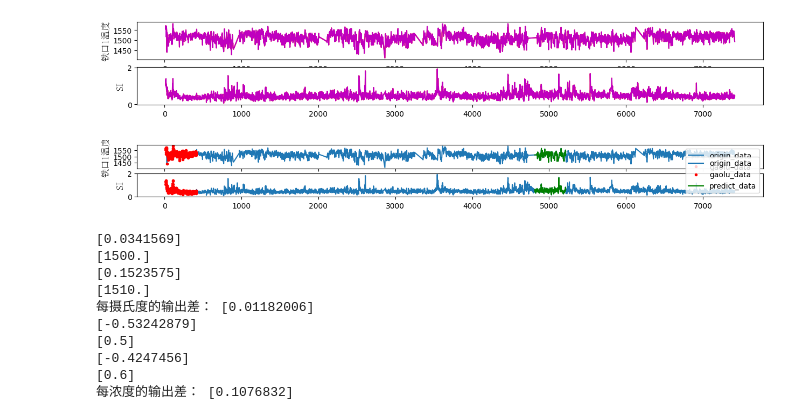
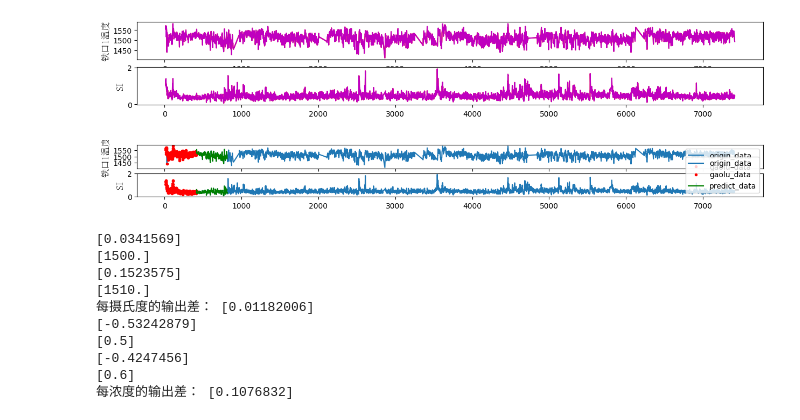
Before and after one commit to haokwok2002/gaolu, a Jupyter notebook: MPC/高炉/0数据处理/新输入输出模式/1h_mean/神经网络_7_2.ipynb, the cells around one changed output. Saved outputs shown, nothing was run; the diff lists cells and outputs as text; code cells hidden in the pictures.

```diff
--- a/MPC/高炉/0数据处理/新输入输出模式/1h_mean/神经网络_7_2.ipynb
+++ b/MPC/高炉/0数据处理/新输入输出模式/1h_mean/神经网络_7_2.ipynb
@@ -152,32 +152,32 @@ See the c
 # %%
 # 画出选取的数据
 def plot_subplot(data_x,data_y,column,index_predict,index_gaolu):
     plt.plot(data_x,data_y,'-', label='origin_data')
     plt.plot(data_x[index_gaolu],data_y[index_gaolu],'r.', label='gaolu_data')
     plt.plot(data_x[index_predict],data_y[index_predict],'g-', label='predict_data')
     plt.legend()
     # plt.xlabel(time_term, fontproperties=font)  # 使用中文标签
     plt.ylabel(column, fontproperties=font)  # 使用中文标签
 
 
 
 length1 = 400
 start1 = 0
 length2 = 400
-start2 = 4800
+start2 = 400
 
 
 index_gaolu   = range(start1, start1+length1+1, 1)
 index_predict     = range(start2, start2+length2+1, 1)
 # index = range(1, 7572, 1)
 
 
 plt.figure(figsize=(15, 6))
 for idx, column in enumerate(output_term):
     plt.subplot(len(input_term+output_term), 1, idx+1)
     plot_subplot(df_sheet_yuansu_process[time_term].values,df_sheet_yuansu_process[column].values,column,index_predict,index_gaolu)
 # %% [output]
-[figure, old version]
+[figure, new version]
 # %%
 # 数据归一化、逆归一化
 from sklearn.preprocessing import MinMaxScaler
```
Also changed, not shown: parts of 13 cells of this notebook, 5 other files.
